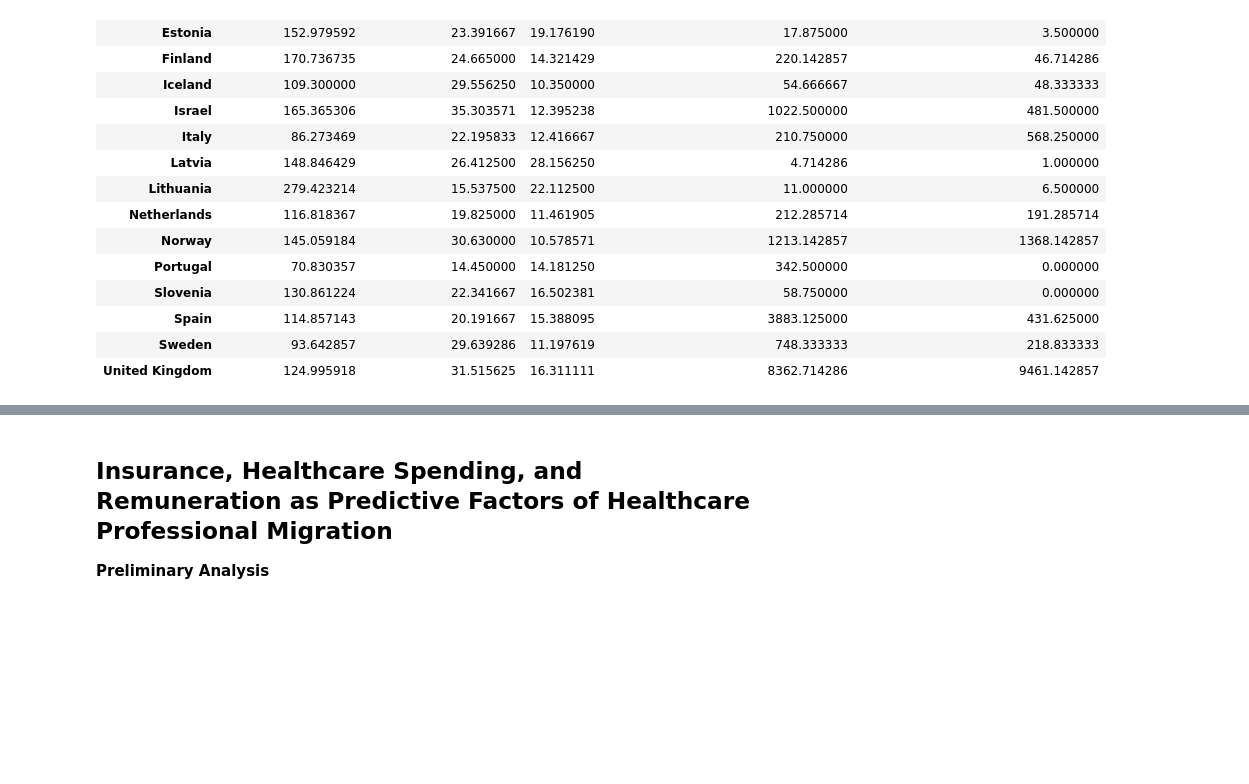
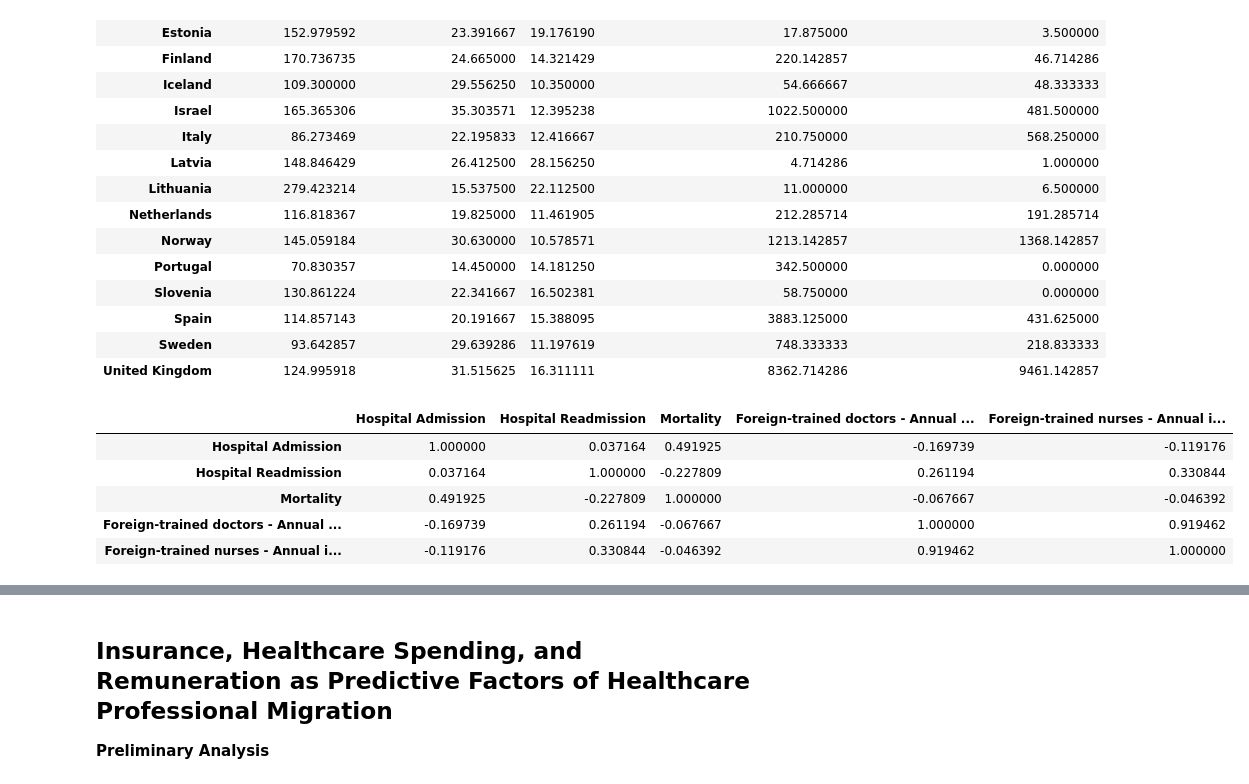
Before and after one commit to wren17/ECON323-Project, a Jupyter notebook: ECON323-FinalProject.ipynb, the cells around one changed output, grey strips where cells are left out. Saved outputs shown, nothing was run; the diff lists cells and outputs as text; code cells hidden in the pictures; blank space fills up the shorter version.

```diff
--- a/ECON323-FinalProject.ipynb
+++ b/ECON323-FinalProject.ipynb
@@ -242,3 +243,13 @@ imm_qual
 | Spain | 114.857143 | 20.191667 | 15.388095 | 3883.125000 | 431.625000 |
 | Sweden | 93.642857 | 29.639286 | 11.197619 | 748.333333 | 218.833333 |
 | United Kingdom | 124.995918 | 31.515625 | 16.311111 | 8362.714286 | 9461.142857 |
+# %%
+correlation_matrix = imm_qual.corr()
+correlation_matrix
+# %% [output]
+|  | Hospital Admission | Hospital Readmission | Mortality | Foreign-trained doctors - Annual ... | Foreign-trained nurses - Annual i... |
+| Hospital Admission | 1.000000 | 0.037164 | 0.491925 | -0.169739 | -0.119176 |
+| Hospital Readmission | 0.037164 | 1.000000 | -0.227809 | 0.261194 | 0.330844 |
+| Mortality | 0.491925 | -0.227809 | 1.000000 | -0.067667 | -0.046392 |
+| Foreign-trained doctors - Annual ... | -0.169739 | 0.261194 | -0.067667 | 1.000000 | 0.919462 |
+| Foreign-trained nurses - Annual i... | -0.119176 | 0.330844 | -0.046392 | 0.919462 | 1.000000 |
```
Also changed, not shown: parts of 3 cells of this notebook.
